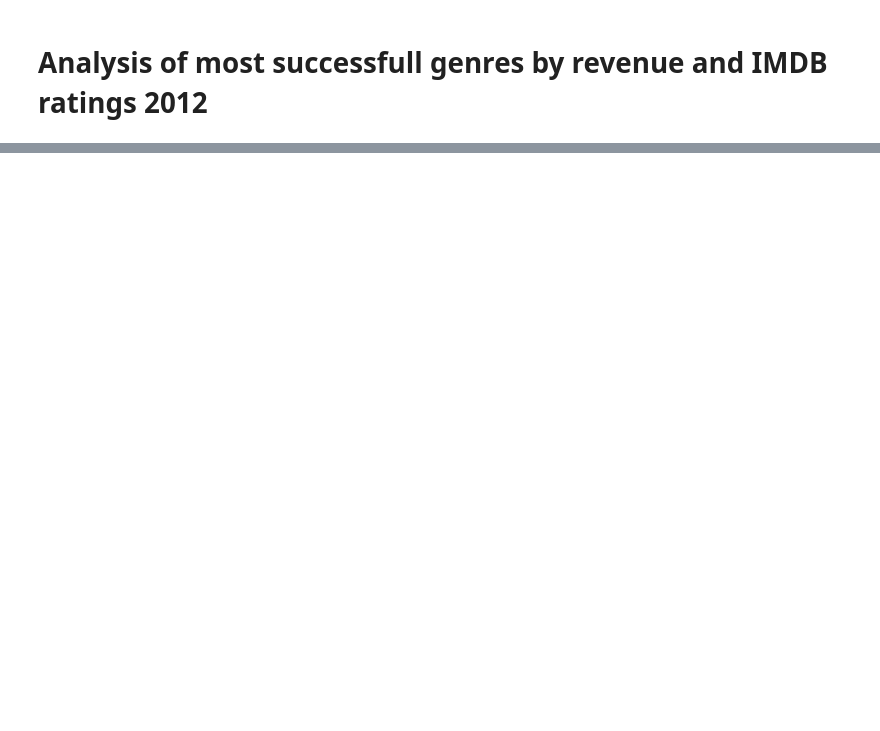
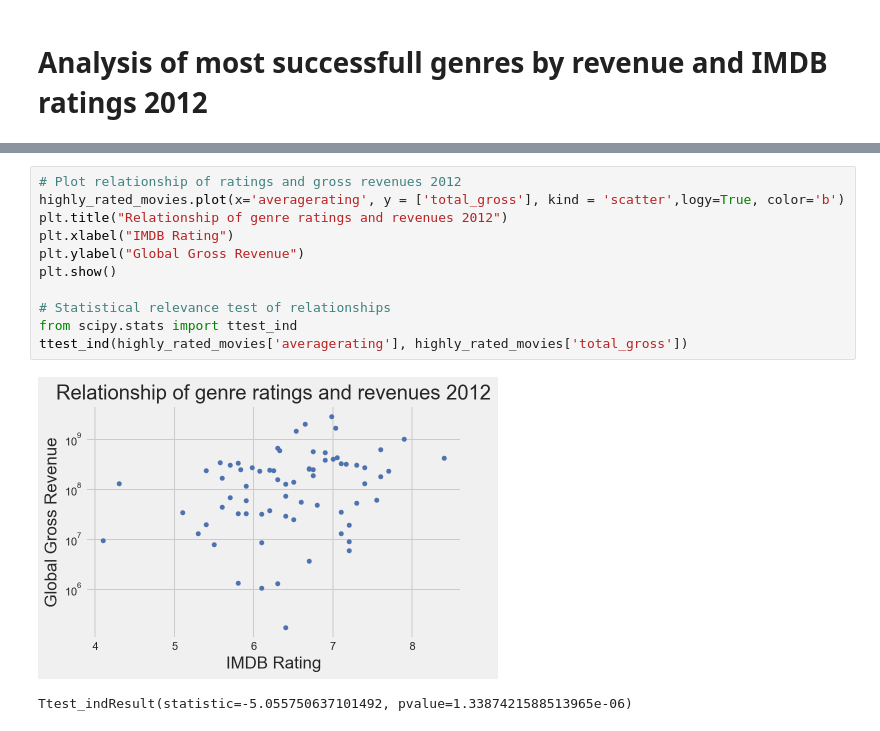
Before and after one commit to Reginald13/FirstProject, a Jupyter notebook: FirstProject_Reginald's branch.ipynb, the cells around one changed output, grey strips where cells are left out. Drawn from its saved outputs; the diff is of its cells as text; blank space fills up the shorter version.

```diff
--- a/FirstProject_Reginald's branch.ipynb
+++ b/FirstProject_Reginald's branch.ipynb
@@ -192,0 +154,14 @@ df.describe()
+# %%
+# Plot relationship of ratings and gross revenues 2012
+highly_rated_movies.plot(x='averagerating', y = ['total_gross'], kind = 'scatter',logy=True, color='b')
+plt.title("Relationship of genre ratings and revenues 2012")
+plt.xlabel("IMDB Rating")
+plt.ylabel("Global Gross Revenue")
+plt.show()
+
+# Statistical relevance test of relationships
+from scipy.stats import ttest_ind
+ttest_ind(highly_rated_movies['averagerating'], highly_rated_movies['total_gross'])
+# %% [output]
+[figure, added]
+Ttest_indResult(statistic=-5.055750637101492, pvalue=1.3387421588513965e-06)
```
Also changed, not shown: parts of 14 cells of this notebook.
